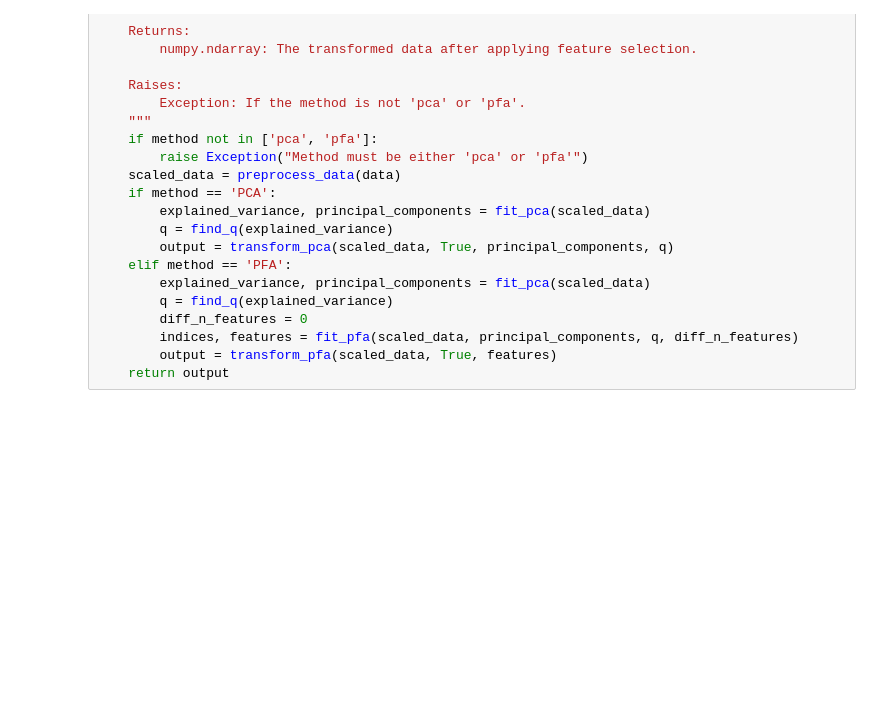
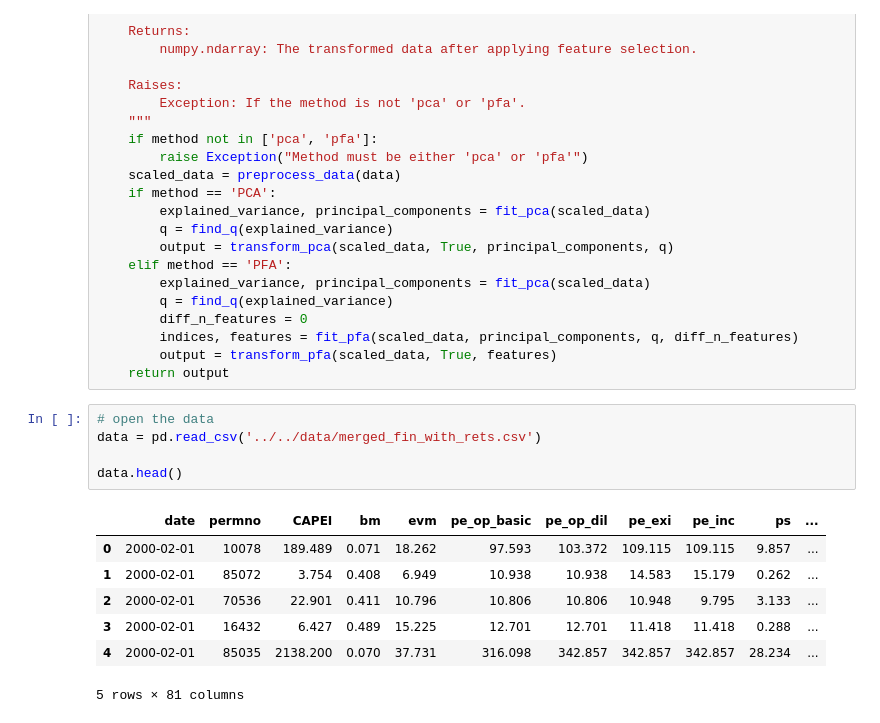
Before and after one commit to NotFrancee/bsic_hephaestus_paper, a Jupyter notebook: src/feature_selection/feature_selection_BCJ_mkII.ipynb, the cells around one changed output. Cells and saved outputs as stored; diff of their text form; blank space fills up the shorter version.

```diff
--- a/src/feature_selection/feature_selection_BCJ_mkII.ipynb
+++ b/src/feature_selection/feature_selection_BCJ_mkII.ipynb
@@ -240,3 +245,16 @@ def fit_transform(data, method):
         indices, features = fit_pfa(scaled_data, principal_components, q, diff_n_features)
         output = transform_pfa(scaled_data, True, features)
     return output
+# %%
+# open the data
+data = pd.read_csv('../../data/merged_fin_with_rets.csv')
+
+data.head()
+# %% [output]
+|  | date | permno | CAPEI | bm | evm | pe_op_basic | pe_op_dil | pe_exi | pe_inc | ps | ... |
+| 0 | 2000-02-01 | 10078 | 189.489 | 0.071 | 18.262 | 97.593 | 103.372 | 109.115 | 109.115 | 9.857 | ... |
+| 1 | 2000-02-01 | 85072 | 3.754 | 0.408 | 6.949 | 10.938 | 10.938 | 14.583 | 15.179 | 0.262 | ... |
+| 2 | 2000-02-01 | 70536 | 22.901 | 0.411 | 10.796 | 10.806 | 10.806 | 10.948 | 9.795 | 3.133 | ... |
+| 3 | 2000-02-01 | 16432 | 6.427 | 0.489 | 15.225 | 12.701 | 12.701 | 11.418 | 11.418 | 0.288 | ... |
+| 4 | 2000-02-01 | 85035 | 2138.200 | 0.070 | 37.731 | 316.098 | 342.857 | 342.857 | 342.857 | 28.234 | ... |
+5 rows × 81 columns
```
Also changed, not shown: parts of 11 cells of this notebook.
